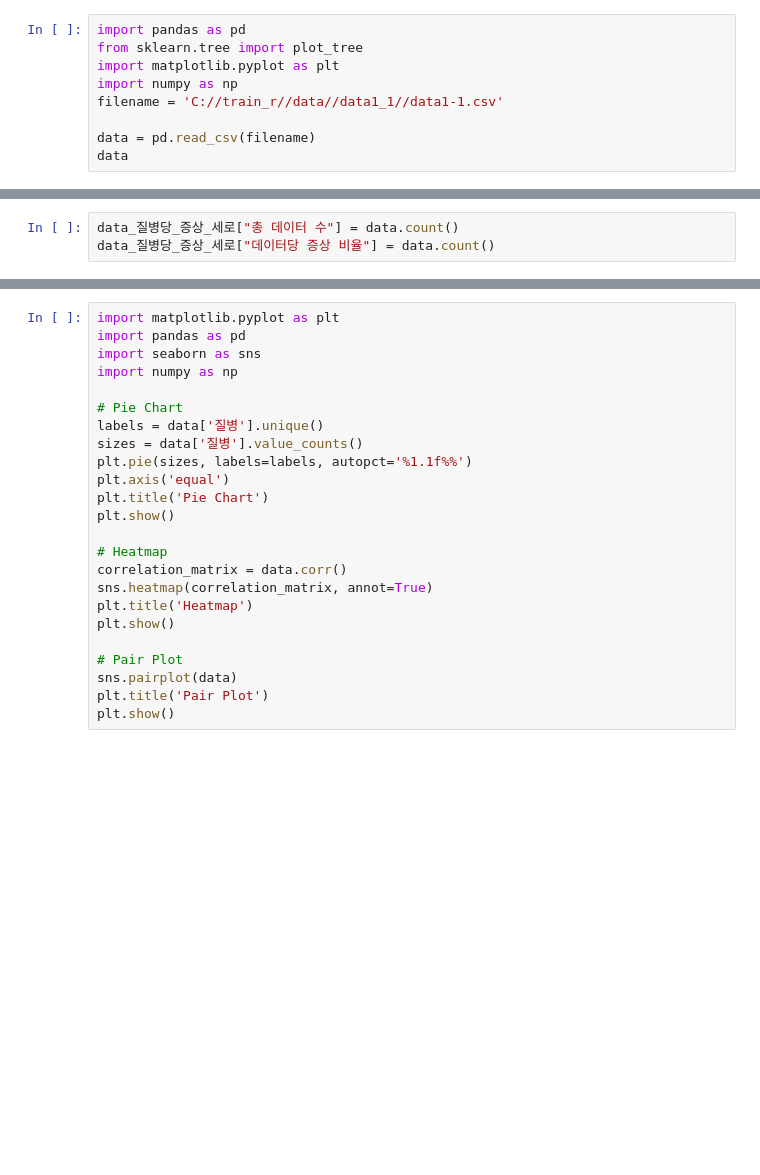
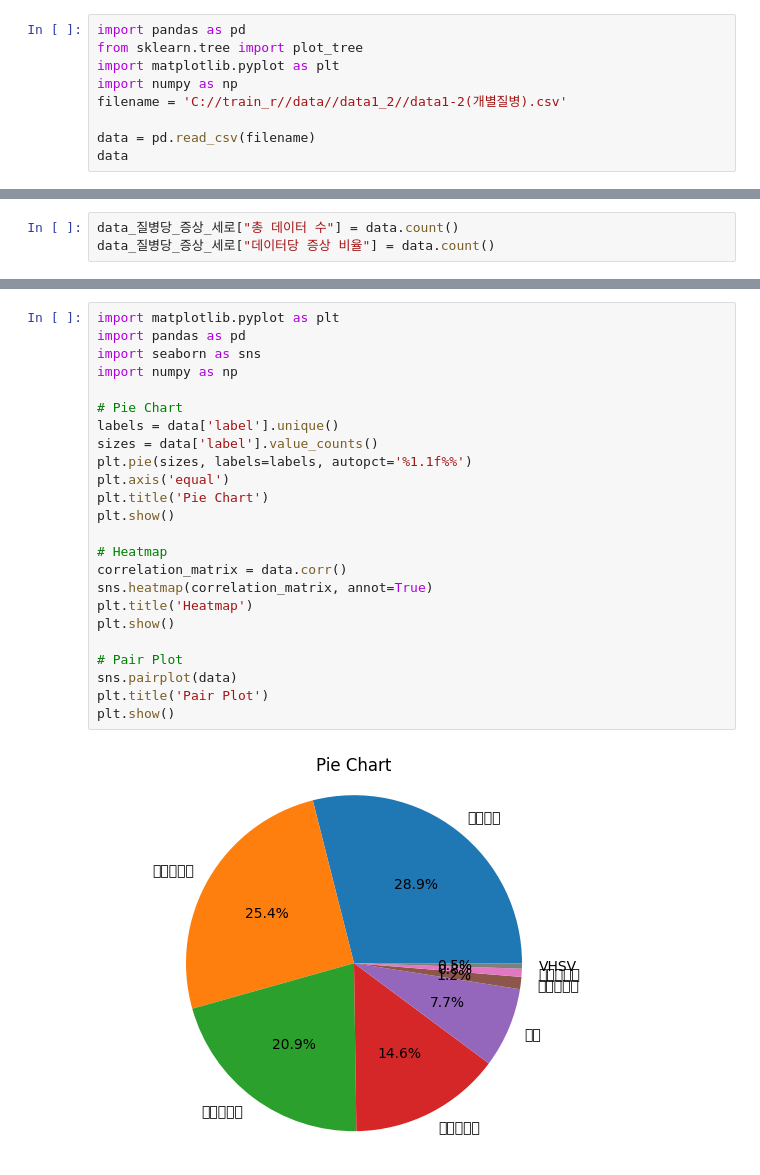
Before and after one commit to dobinR/Learning2, a Jupyter notebook: data/data1/data1-1_arrange.ipynb, the cells around one changed output, grey strips where cells are left out. Saved outputs shown, nothing was run; the diff lists cells and outputs as text; blank space fills up the shorter version.

```diff
--- a/data/data1/data1-1_arrange.ipynb
+++ b/data/data1/data1-1_arrange.ipynb
@@ -3,7 +3,7 @@ import pandas as pd
 from sklearn.tree import plot_tree
 import matplotlib.pyplot as plt
 import numpy as np
-filename = 'C://train_r//data//data1_1//data1-1.csv'
+filename = 'C://train_r//data//data1_2//data1-2(개별질병).csv'
 
 data = pd.read_csv(filename)
 data
@@ -38,24 +110,26 @@ data_질병당_증상_세로
 # %%
 import matplotlib.pyplot as plt
 import pandas as pd
 import seaborn as sns
 import numpy as np
 
 # Pie Chart
-labels = data['질병'].unique()
-sizes = data['질병'].value_counts()
+labels = data['label'].unique()
+sizes = data['label'].value_counts()
 plt.pie(sizes, labels=labels, autopct='%1.1f%%')
 plt.axis('equal')
 plt.title('Pie Chart')
 plt.show()
 
 # Heatmap
 correlation_matrix = data.corr()
 sns.heatmap(correlation_matrix, annot=True)
 plt.title('Heatmap')
 plt.show()
 
 # Pair Plot
 sns.pairplot(data)
 plt.title('Pair Plot')
 plt.show()
+# %% [output]
+[figure, added]
```
Also changed, not shown: parts of 6 cells of this notebook, 6 other files.
